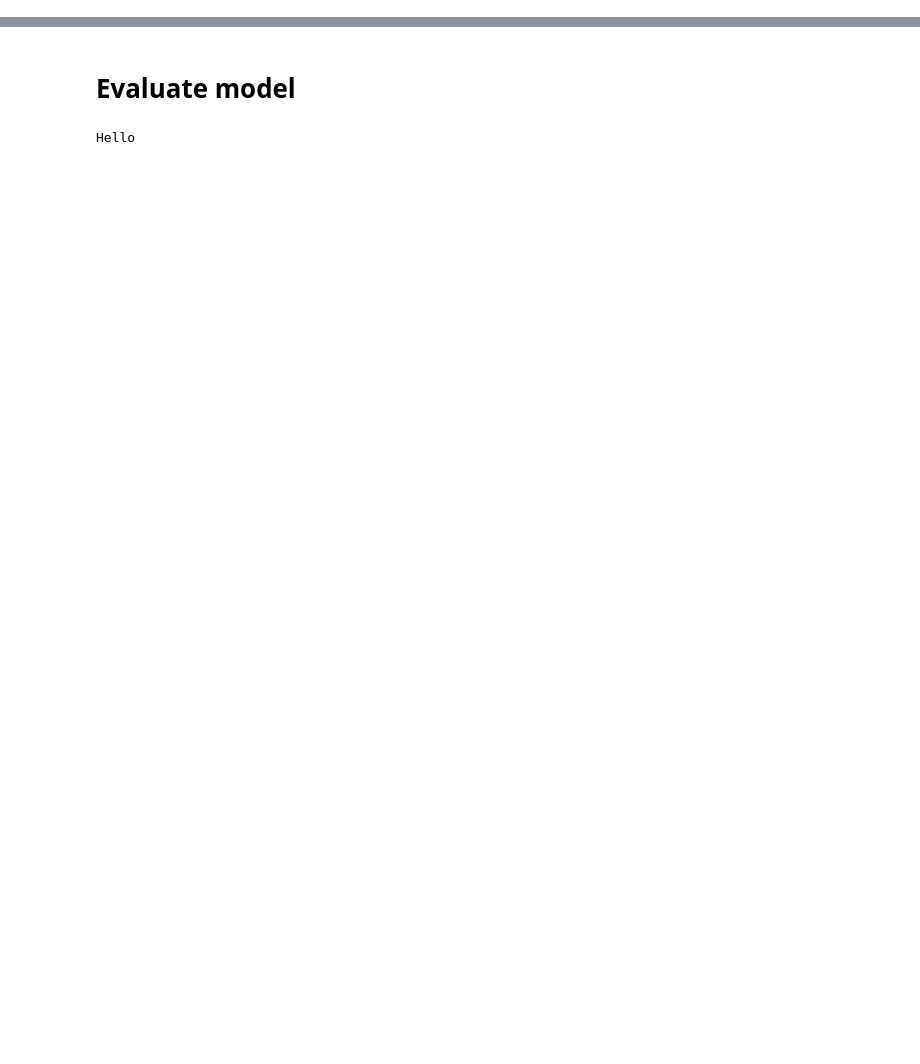
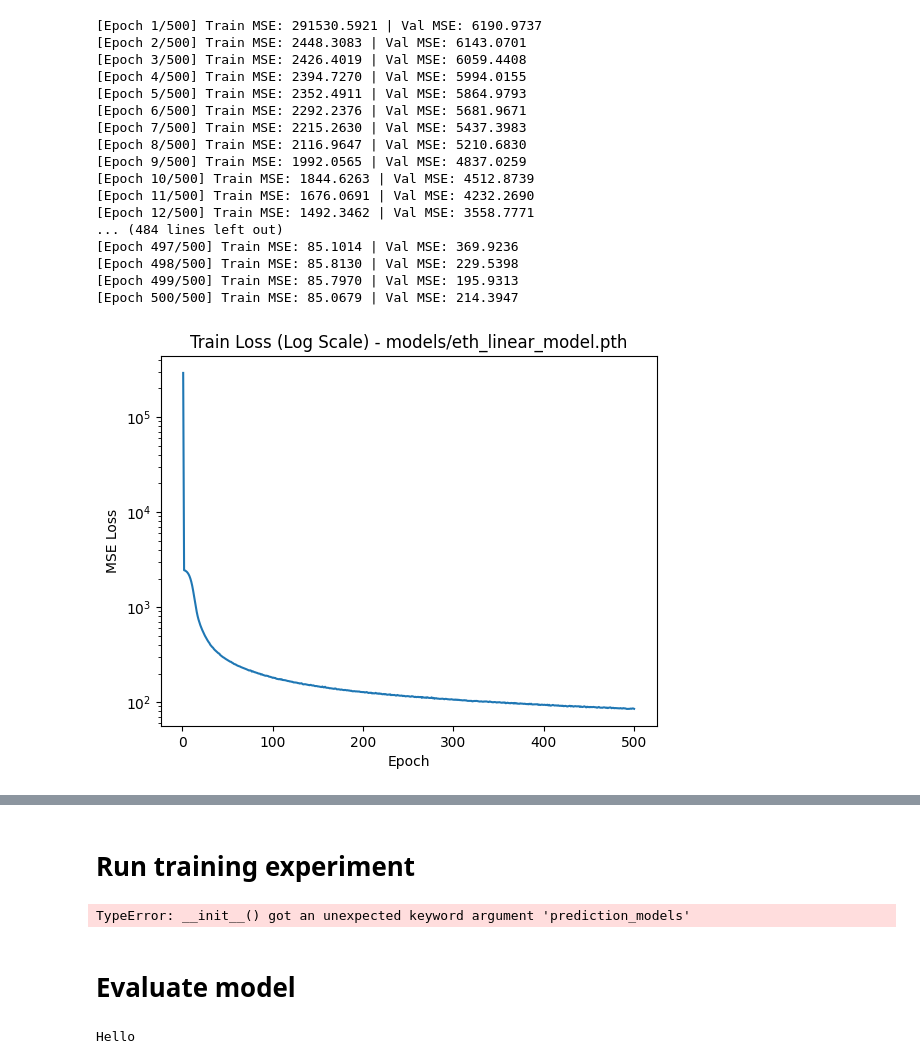
Before and after one commit to MWajdi/rl-portfolio-reallocation, a Jupyter notebook: run_training_experiment.ipynb, the cells around one changed output, grey strips where cells are left out. Drawn from its saved outputs; the diff is of its cells as text; code cells hidden in the pictures; blank space fills up the shorter version.

```diff
--- a/run_training_experiment.ipynb
+++ b/run_training_experiment.ipynb
@@ -0,0 +120,29 @@
+# %%
+args = train_linear_model.Args(
+    model_path = "models/eth_linear_model.pth",
+    train_path = "binance_datasets/ETH_train.json",
+    test_path = "binance_datasets/ETH_test.json",
+    epochs = 500,
+    lr = 2*1e-5
+)
+# %%
+eth_linear_model = train_linear_model.main(args)
+# %% [output]
+[Epoch 1/500] Train MSE: 291530.5921 | Val MSE: 6190.9737
+[Epoch 2/500] Train MSE: 2448.3083 | Val MSE: 6143.0701
+[Epoch 3/500] Train MSE: 2426.4019 | Val MSE: 6059.4408
+[Epoch 4/500] Train MSE: 2394.7270 | Val MSE: 5994.0155
+[Epoch 5/500] Train MSE: 2352.4911 | Val MSE: 5864.9793
+[Epoch 6/500] Train MSE: 2292.2376 | Val MSE: 5681.9671
+[Epoch 7/500] Train MSE: 2215.2630 | Val MSE: 5437.3983
+[Epoch 8/500] Train MSE: 2116.9647 | Val MSE: 5210.6830
+[Epoch 9/500] Train MSE: 1992.0565 | Val MSE: 4837.0259
+[Epoch 10/500] Train MSE: 1844.6263 | Val MSE: 4512.8739
+[Epoch 11/500] Train MSE: 1676.0691 | Val MSE: 4232.2690
+[Epoch 12/500] Train MSE: 1492.3462 | Val MSE: 3558.7771
+... (484 lines left out)
+[Epoch 497/500] Train MSE: 85.1014 | Val MSE: 369.9236
+[Epoch 498/500] Train MSE: 85.8130 | Val MSE: 229.5398
+[Epoch 499/500] Train MSE: 85.7970 | Val MSE: 195.9313
+[Epoch 500/500] Train MSE: 85.0679 | Val MSE: 214.3947
+[figure, added]
@@ -1,33 +150,36 @@
+# %% [markdown]
+# Run training experiment
 # %%
 import ppo
-import numpy as np
+import torch
 
-def my_trained_model(observation):
-    n_assets = observation.shape[1]
-    return np.zeros(n_assets)
+btc_linear_model = torch.load("models/btc_linear_model.pth")
+eth_linear_model = torch.load("models/eth_linear_model.pth")
+prediction_models = [btc_linear_model, eth_linear_model]
 
 # Experiment arguments
 args = ppo.Args(
-    exp_name="experiment_0",         # name of this experiment
+    exp_name="experiment_1",         # name of this experiment
     seed=1,                          # random seed
     torch_deterministic=True,        # if True, sets torch.backends.cudnn.deterministic = False
     cuda=True,                       # if True, CUDA will be enabled by default
     track=False,                     # if True, track experiment with Weights & Biases
 
     # Environment specific arguments
-    n_assets=3,                      # number of assets in the portfolio
-    window_size=5,                   # size of the historical‐price window (observation dimension)
+    n_assets=2,                      # number of assets in the portfolio
+    window_size=window_size,         # size of the historical‐price window (observation dimension)
     action_step_size=0.1,            # step size for actions
     episode_length=100,              # length of each episode
     reward_method="portfolio_value", # reward method: "portfolio_value" or "sharpe_ratio"
     g1=0.5,                          # weight for Sharpe ratio in combined reward
     g2=0.5,                          # weight for portfolio return in combined reward
-    closing_prices=np.array([]),     # array of historical closing prices for all assets
-    prediction_model=None,           # optional external model for price predictions
+    closing_prices=train_data,                    # array of historical closing prices for all assets
+    prediction_method="regression",               # prediction method: "regression" or "directional"
+    prediction_models=prediction_models,          # optional external model for price predictions
 
     # Algorithm specific arguments
     env_id="PortfolioEnv-v0",        # gym environment ID
-    total_timesteps=500000,          # total timesteps for training
+    total_timesteps=200000,          # total timesteps for training
     learning_rate=2.5e-4,            # learning rate for the optimizer
     num_envs=4,                      # number of parallel environments
     num_steps=128,                   # steps per environment rollout before update
@@ -49,6 +201,8 @@ args = ppo.Args(
     minibatch_size=0,                # minibatch size (computed internally)
     num_iterations=0                 # number of iterations (computed internally)
 )
+# %% [output]
+TypeError: __init__() got an unexpected keyword argument 'prediction_models'
 # %%
 ppo.main(args)
 # %% [markdown]
```
Also changed, not shown: parts of 16 cells of this notebook, 4 other files.
